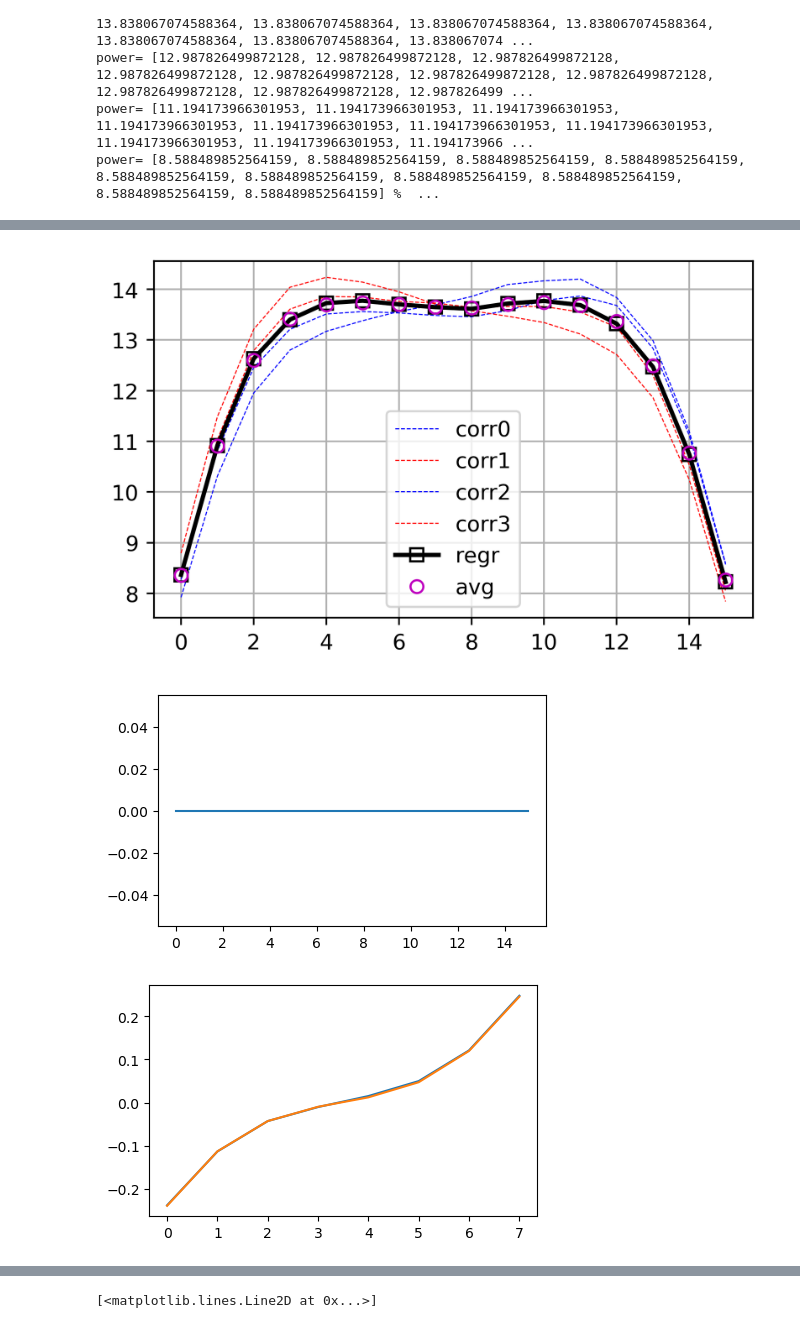
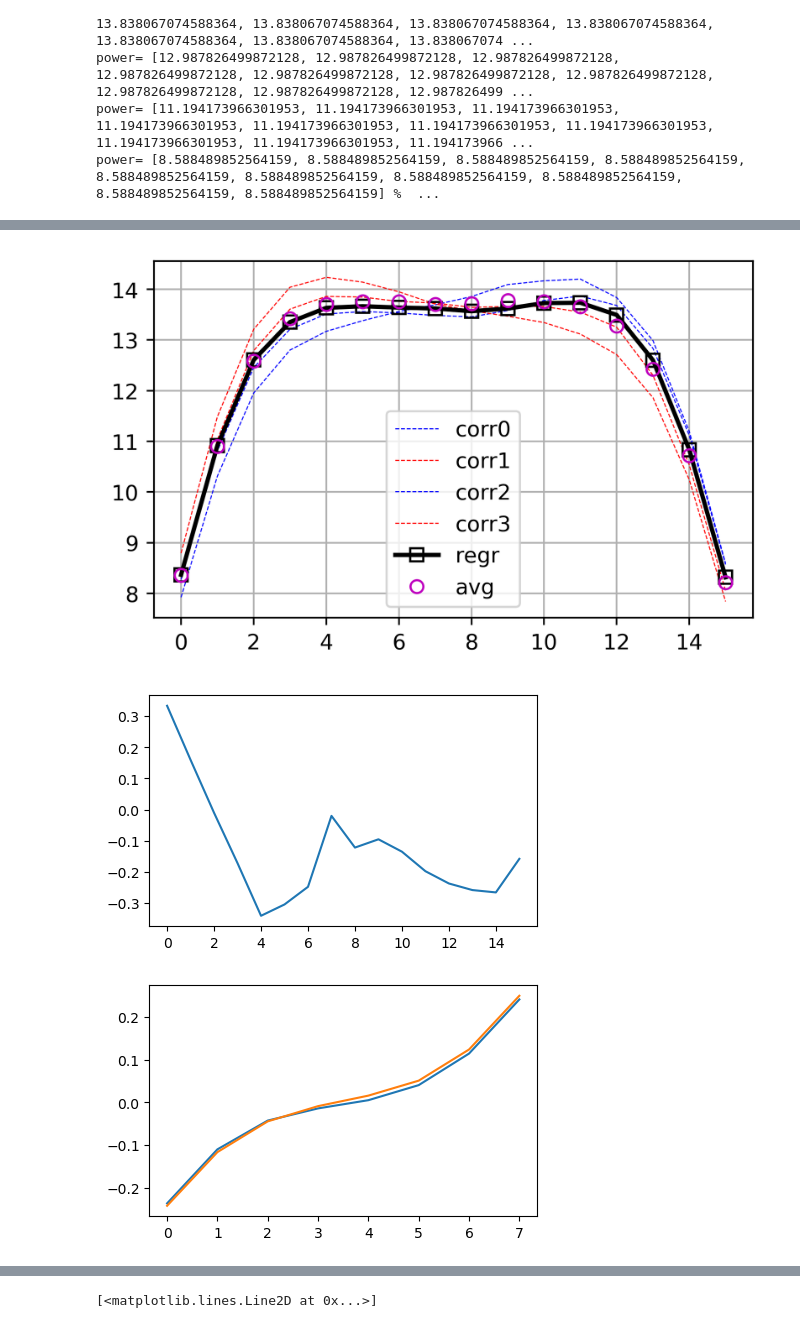
Before and after one commit to jfaulkner31/MonteCarloXenon, a Jupyter notebook: omc_fhr/omc_fhr_hom.ipynb, the cells around one changed output, grey strips where cells are left out. Drawn from its saved outputs; the diff is of its cells as text; code cells hidden in the pictures.

```diff
--- a/omc_fhr/omc_fhr_hom.ipynb
+++ b/omc_fhr/omc_fhr_hom.ipynb
@@ -387,8 +387,11 @@ I2 = p2_tot
 I1 = p1_tot
 I0 = p0_tot
 
-I = [I0, I1, I2, I3]
-F = [res0, res1, res2, res3]
+# I = [I0, I1, I2, I3]
+# F = [res0, res1, res2, res3]
+I = [I0, I1]
+F = [res0, res1]
+
 
 new = []
 coeffs = []
@@ -405,7 +408,8 @@ plt.plot(p2_tot, 'b--', linewidth=0.5, label='corr2')
 plt.plot(p3_tot, 'r--', linewidth=0.5, label='corr3')
 plt.plot(new, 'ks-', markerfacecolor='none', label='regr', linewidth=2)
 
-avg = (p0_tot/4 + p1_tot/4 + p2_tot/4 + p3_tot/4)
+# avg = (p0_tot/4 + p1_tot/4 + p2_tot/4 + p3_tot/4)
+avg = (p2_tot/2 + p3_tot/2)
 plt.plot(avg, 'mo', markerfacecolor='none', label='avg', linewidth=2)
 plt.legend()
 plt.grid()
@@ -440,6 +444,6 @@ wgt avg AO = 0.0020573101242523824
-[figure, old version]
+[figure, new version]
-[figure, old version]
+[figure, new version]
-[figure, old version]
+[figure, new version]
 # %%
 res_test = group_batches(res0, M=5)
 # %%
```
Also changed, not shown: parts of 2 cells of this notebook, 20 other files.
